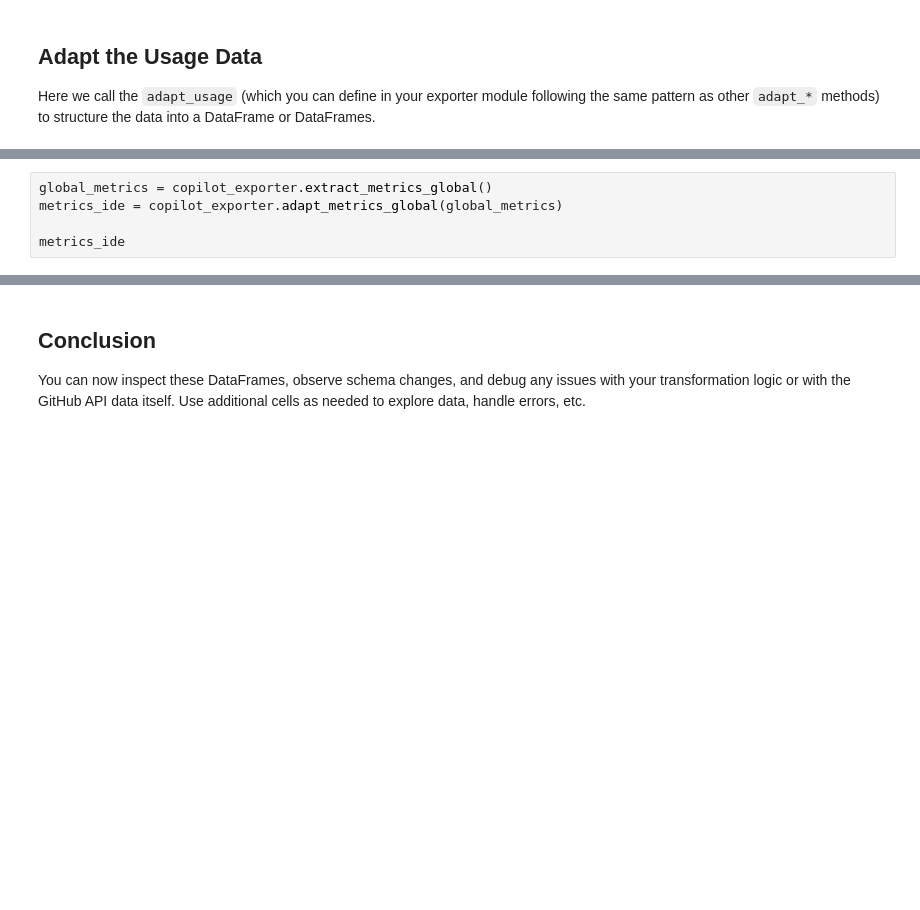
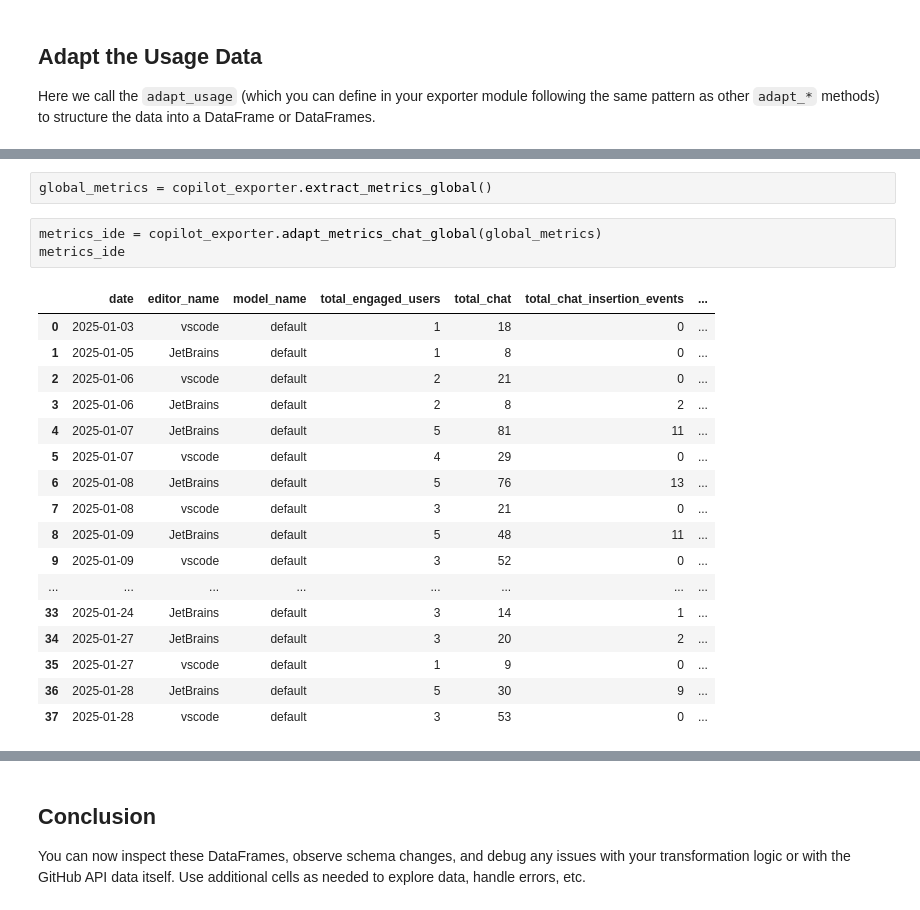
Before and after one commit to devops-opensource/devops-metrics, a Jupyter notebook: notebooks/debug_copilot_usage.ipynb, the cells around one changed output, grey strips where cells are left out. Cells and saved outputs as stored; diff of their text form; blank space fills up the shorter version.

Commit message:
added global vs team chat and completition metrics

```diff
--- a/notebooks/debug_copilot_usage.ipynb
+++ b/notebooks/debug_copilot_usage.ipynb
@@ -97,5 +143,23 @@ for team_slug, metrics in metrics_per_team.items():
 # %%
 global_metrics = copilot_exporter.extract_metrics_global()
-metrics_ide = copilot_exporter.adapt_metrics_global(global_metrics)
-
-metrics_ide
+# %%
+metrics_ide = copilot_exporter.adapt_metrics_chat_global(global_metrics)
+metrics_ide
+# %% [output]
+|  | date | editor_name | model_name | total_engaged_users | total_chat | total_chat_insertion_events | ... |
+| 0 | 2025-01-03 | vscode | default | 1 | 18 | 0 | ... |
+| 1 | 2025-01-05 | JetBrains | default | 1 | 8 | 0 | ... |
+| 2 | 2025-01-06 | vscode | default | 2 | 21 | 0 | ... |
+| 3 | 2025-01-06 | JetBrains | default | 2 | 8 | 2 | ... |
+| 4 | 2025-01-07 | JetBrains | default | 5 | 81 | 11 | ... |
+| 5 | 2025-01-07 | vscode | default | 4 | 29 | 0 | ... |
+| 6 | 2025-01-08 | JetBrains | default | 5 | 76 | 13 | ... |
+| 7 | 2025-01-08 | vscode | default | 3 | 21 | 0 | ... |
+| 8 | 2025-01-09 | JetBrains | default | 5 | 48 | 11 | ... |
+| 9 | 2025-01-09 | vscode | default | 3 | 52 | 0 | ... |
+| ... | ... | ... | ... | ... | ... | ... | ... |
+| 33 | 2025-01-24 | JetBrains | default | 3 | 14 | 1 | ... |
+| 34 | 2025-01-27 | JetBrains | default | 3 | 20 | 2 | ... |
+| 35 | 2025-01-27 | vscode | default | 1 | 9 | 0 | ... |
+| 36 | 2025-01-28 | JetBrains | default | 5 | 30 | 9 | ... |
+| 37 | 2025-01-28 | vscode | default | 3 | 53 | 0 | ... |
```
Also changed, not shown: parts of 6 cells of this notebook, 1 other file.
